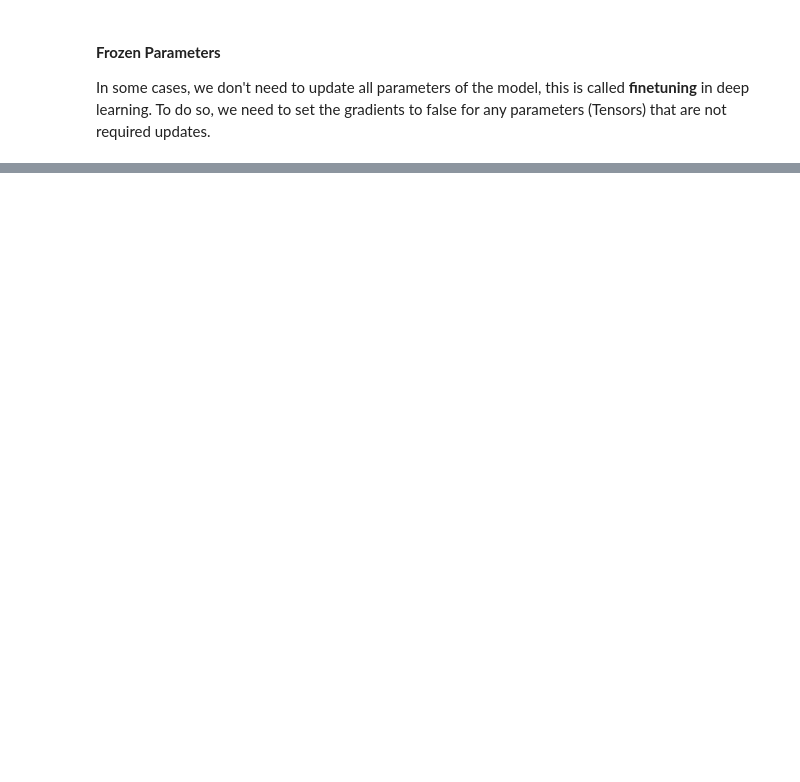
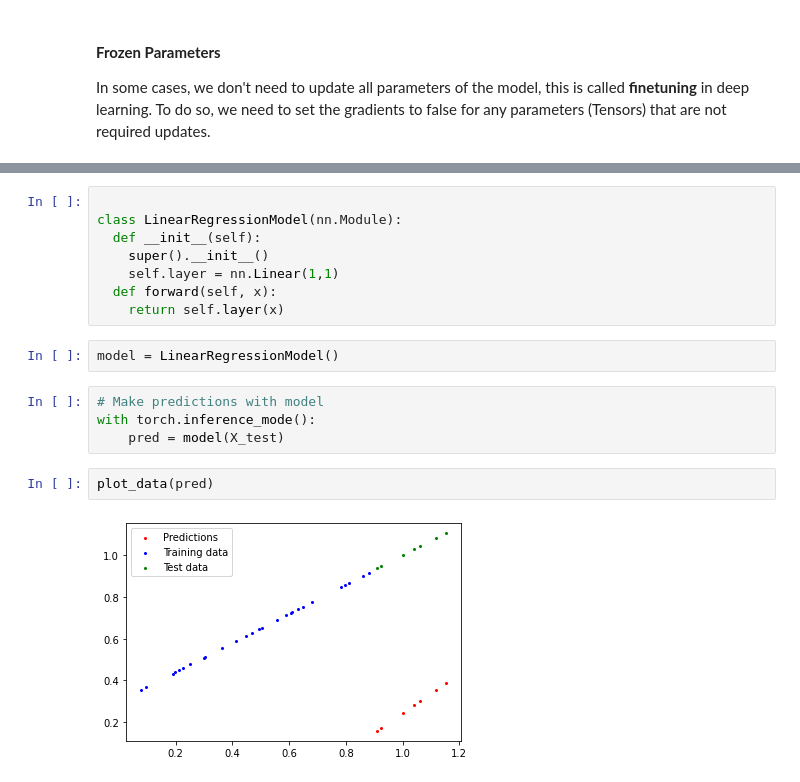
Before and after one commit to ManantenaKiady/Pytorch-fundamentals, a Jupyter notebook: Notebooks/pytorch_fundamentals.ipynb, the cells around one changed output, grey strips where cells are left out. Cells and saved outputs as stored; diff of their text form; blank space fills up the shorter version.

```diff
--- a/Notebooks/pytorch_fundamentals.ipynb
+++ b/Notebooks/pytorch_fundamentals.ipynb
@@ -399,0 +537,18 @@ model.get_parameter("stack.0.weight")
+# %%
+
+class LinearRegressionModel(nn.Module):
+  def __init__(self):
+    super().__init__()
+    self.layer = nn.Linear(1,1)
+  def forward(self, x):
+    return self.layer(x)
+# %%
+model = LinearRegressionModel()
+# %%
+# Make predictions with model
+with torch.inference_mode():
+    pred = model(X_test)
+# %%
+plot_data(pred)
+# %% [output]
+[figure, added]
```
Also changed, not shown: parts of 17 cells of this notebook.
